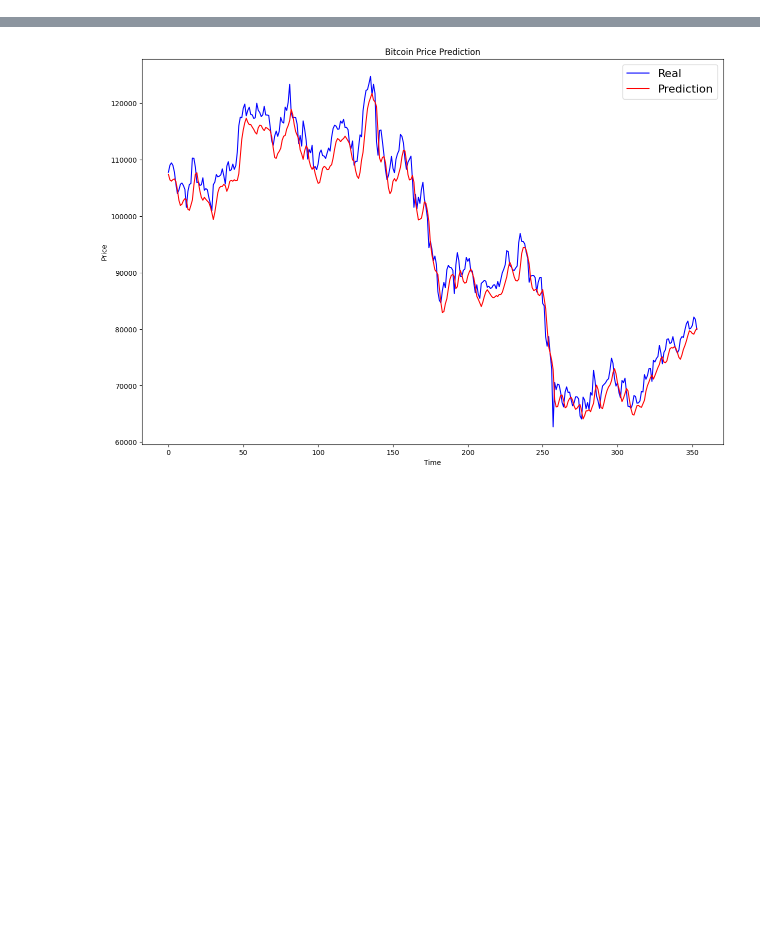
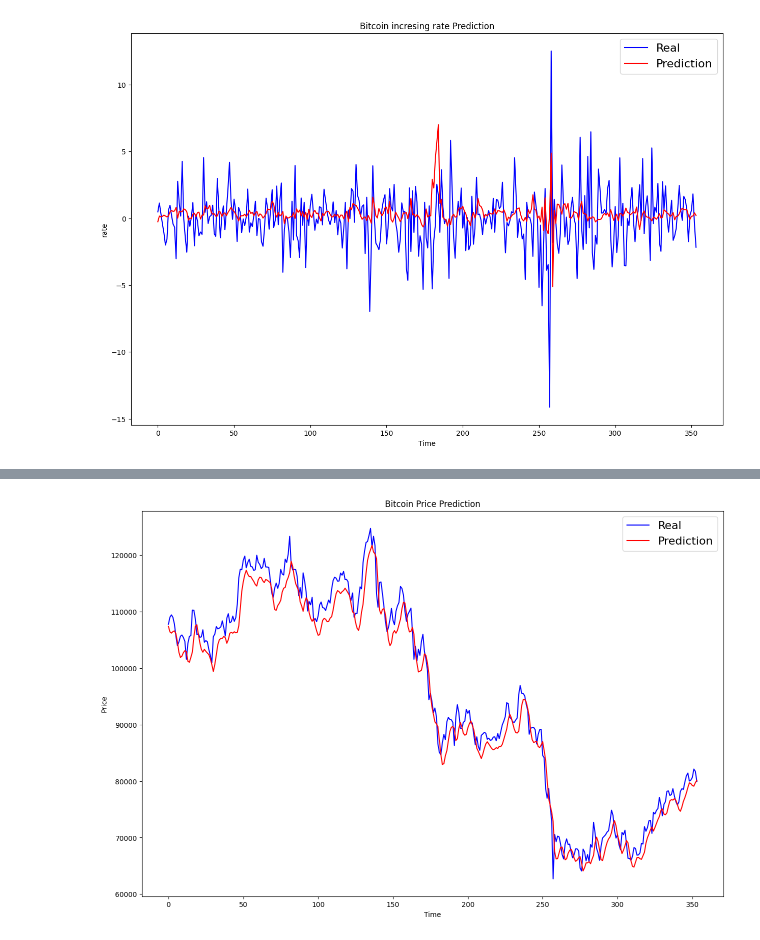
Before and after one commit to olalbertlo/bitcoin_prediction, a Jupyter notebook: Prediction.ipynb, the cells around one changed output, grey strips where cells are left out. Drawn from its saved outputs; the diff is of its cells as text; code cells hidden in the pictures; blank space fills up the shorter version.

Commit message:
feat: fix predict rate prediction

```diff
--- a/Prediction.ipynb
+++ b/Prediction.ipynb
@@ -12,7 +16,8 @@ from keras.layers import Activation, Dense, Dropout, GRU
 
 %matplotlib inline
 # %%
-df = pd.read_csv('btc_max_ohlc_yfinance.csv')
+# df = pd.read_csv('btc_max_ohlc_yfinance.csv')
+df = pd.read_csv('btc_change_rate.csv')
 
 df.columns = df.columns.str.lower()
 df['date'] = pd.to_datetime(df['date'])
@@ -23,4 +28,5 @@ df.sort_values("date", axis=0, ascending=True, inplace=True)
 df = df[df['date'] >= '2021-07-01'].copy()
 
 df = df.set_index('date')
+print(df)
 # df.drop(['unix', 'symbol', 'tradecount'], axis=1, inplace=True)
@@ -27,9 +86,11 @@ df = df.set_index('date')
 # %%
+# price data
+
 # 取close欄位，index = 3
 data = df.iloc[:, 3]
 windows = []
 target = []
-length = 10
+length = 20
 
 # 建立長度為 10 的window slide
 for i in range(len(data)-length):
@@ -62,24 +125,17 @@ y_test = target_scaled[num_train:, :]
 def build_gru_model(input_data, output_size, neurons, activ_func, dropout, loss, optimizer):
     model = Sequential()
     model.add(GRU(neurons, input_shape=(input_data.shape[1], input_data.shape[2])))
+    model.add(LayerNormalization())
     model.add(Dropout(dropout))
     model.add(Dense(units=output_size))
     model.add(Activation(activ_func))
-    model.compile(loss=loss, optimizer=optimizer)
+    model.compile(loss=loss, optimizer=optimizer, metrics=['mae'])
     return model
 
 # 設定超參數
 gru_neurons = 100
-epochs = 20
-batch_size = 32
 loss = 'mse'
 dropout = 0.2
 optimizer = 'adam'
 activ_func = 'linear'
-
-# 建立並訓練模型 (切分 10% 做驗證集)
-model = build_gru_model(X_train, output_size=1, neurons=gru_neurons, activ_func=activ_func,
-                        dropout=dropout, loss=loss, optimizer=optimizer)
-
-out = model.fit(X_train, y_train, epochs=epochs, batch_size=batch_size, verbose=1, validation_split=0.1)
 # %% [output]
@@ -103,0 +194,9 @@ Epoch 20/20
+# %%
+epochs = 100
+batch_size = 32
+
+# 建立並訓練模型 (切分 10% 做驗證集)
+model = build_gru_model(X_train, output_size=1, neurons=gru_neurons, activ_func=activ_func,
+                        dropout=dropout, loss=loss, optimizer=optimizer)
+
+out = model.fit(X_train, y_train, epochs=epochs, batch_size=batch_size, verbose=1, validation_split=0.1)
@@ -126,0 +267,12 @@ MAE: 0.022898948764988995
+# %%
+# increasing rate and prediction rate plot
+plt.figure(figsize=(15,10))
+plt.plot(y_test_transformed, color='blue', label='Real')
+plt.plot(pred_transformed, color='red', label='Prediction')
+plt.title('Bitcoin incresing rate Prediction')
+plt.ylabel('rate')
+plt.xlabel('Time')
+plt.legend(loc='best', fontsize=16)
+plt.show()
+# %% [output]
+[figure, added]
```
Also changed, not shown: parts of 10 cells of this notebook, 1 other file.
